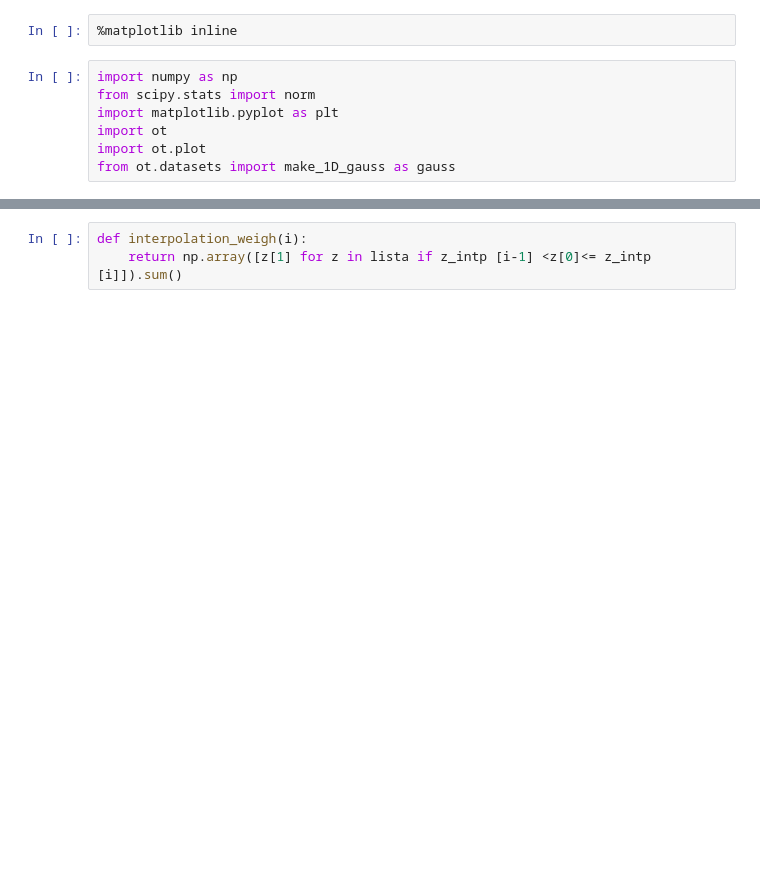
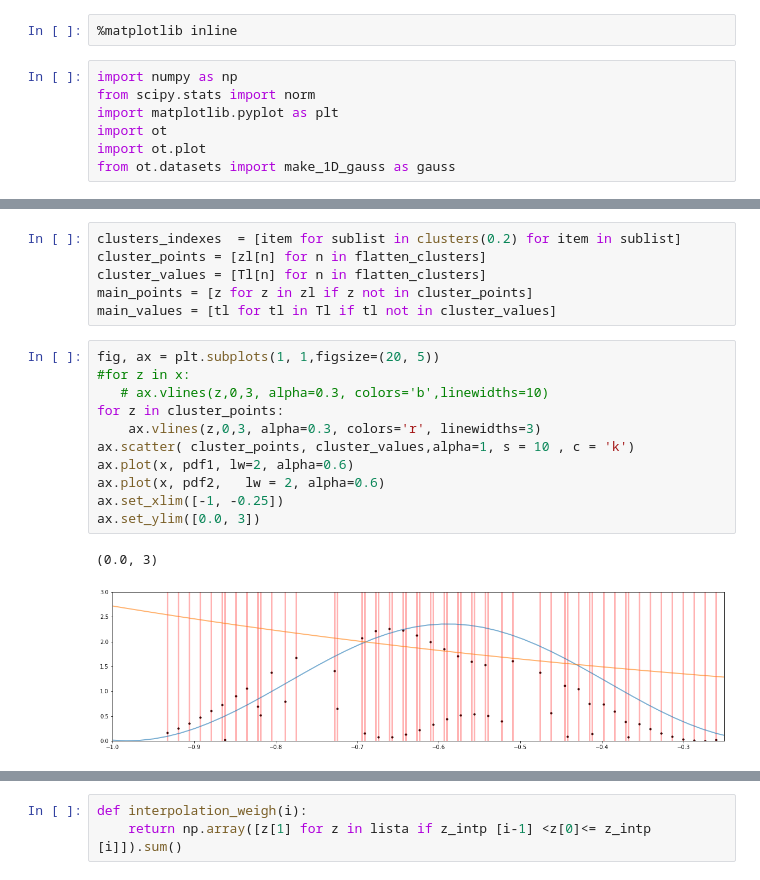
Before and after one commit to arangogithub/ot, a Jupyter notebook: optimalTransport2.ipynb, the cells around one changed output, grey strips where cells are left out. Drawn from its saved outputs; the diff is of its cells as text; blank space fills up the shorter version.

```diff
--- a/optimalTransport2.ipynb
+++ b/optimalTransport2.ipynb
@@ -63,0 +107,20 @@ ax.set_ylim([0.0, 3])
+# %%
+clusters_indexes  = [item for sublist in clusters(0.2) for item in sublist]
+cluster_points = [zl[n] for n in flatten_clusters]
+cluster_values = [Tl[n] for n in flatten_clusters]
+main_points = [z for z in zl if z not in cluster_points]
+main_values = [tl for tl in Tl if tl not in cluster_values]
+# %%
+fig, ax = plt.subplots(1, 1,figsize=(20, 5))
+#for z in x:
+   # ax.vlines(z,0,3, alpha=0.3, colors='b',linewidths=10)
+for z in cluster_points:
+    ax.vlines(z,0,3, alpha=0.3, colors='r', linewidths=3)
+ax.scatter( cluster_points, cluster_values,alpha=1, s = 10 , c = 'k')
+ax.plot(x, pdf1, lw=2, alpha=0.6)
+ax.plot(x, pdf2,   lw = 2, alpha=0.6)
+ax.set_xlim([-1, -0.25])
+ax.set_ylim([0.0, 3])
+# %% [output]
+(0.0, 3)
+[figure, added]
```
Also changed, not shown: parts of 41 cells of this notebook.
